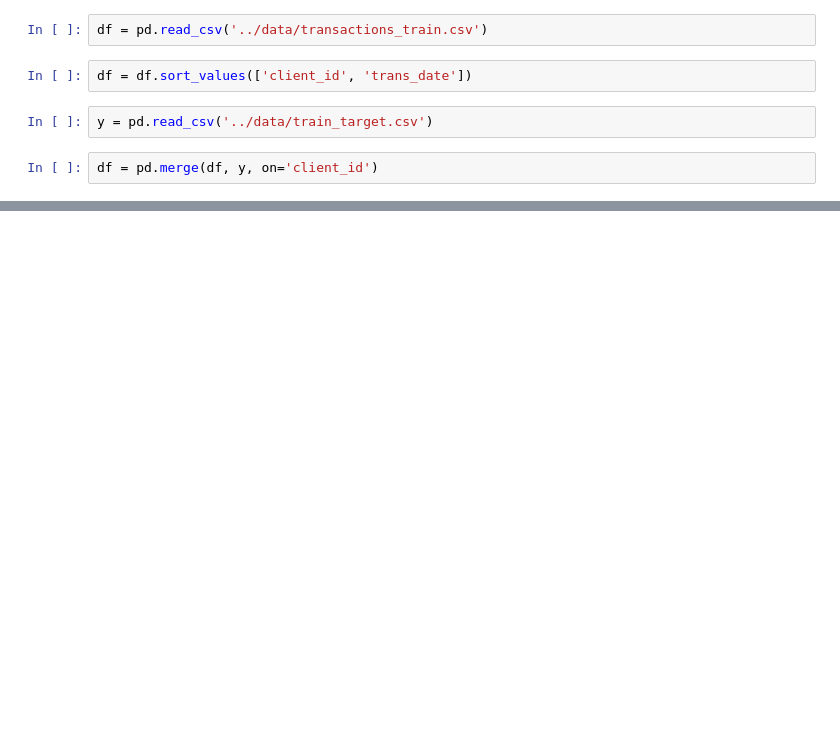
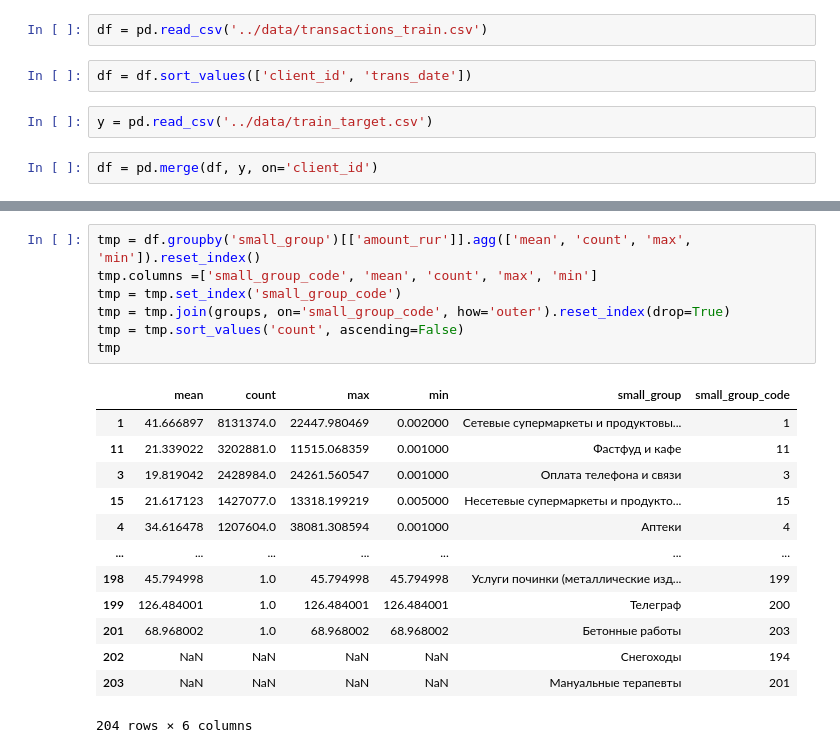
Before and after one commit to thxi/hse_embeddings, a Jupyter notebook: notebooks/EDA clusters.ipynb, the cells around one changed output, grey strips where cells are left out. Cells and saved outputs as stored; diff of their text form; blank space fills up the shorter version.

```diff
--- a/notebooks/EDA clusters.ipynb
+++ b/notebooks/EDA clusters.ipynb
@@ -34,0 +66,21 @@ df.head()
+# %%
+tmp = df.groupby('small_group')[['amount_rur']].agg(['mean', 'count', 'max', 'min']).reset_index()
+tmp.columns =['small_group_code', 'mean', 'count', 'max', 'min']
+tmp = tmp.set_index('small_group_code')
+tmp = tmp.join(groups, on='small_group_code', how='outer').reset_index(drop=True)
+tmp = tmp.sort_values('count', ascending=False)
+tmp
+# %% [output]
+|  | mean | count | max | min | small_group | small_group_code |
+| 1 | 41.666897 | 8131374.0 | 22447.980469 | 0.002000 | Сетевые супермаркеты и продуктовы... | 1 |
+| 11 | 21.339022 | 3202881.0 | 11515.068359 | 0.001000 | Фастфуд и кафе | 11 |
+| 3 | 19.819042 | 2428984.0 | 24261.560547 | 0.001000 | Оплата телефона и связи | 3 |
+| 15 | 21.617123 | 1427077.0 | 13318.199219 | 0.005000 | Несетевые супермаркеты и продукто... | 15 |
+| 4 | 34.616478 | 1207604.0 | 38081.308594 | 0.001000 | Аптеки | 4 |
+| ... | ... | ... | ... | ... | ... | ... |
+| 198 | 45.794998 | 1.0 | 45.794998 | 45.794998 | Услуги починки (металлические изд... | 199 |
+| 199 | 126.484001 | 1.0 | 126.484001 | 126.484001 | Телеграф | 200 |
+| 201 | 68.968002 | 1.0 | 68.968002 | 68.968002 | Бетонные работы | 203 |
+| 202 | NaN | NaN | NaN | NaN | Снегоходы | 194 |
+| 203 | NaN | NaN | NaN | NaN | Мануальные терапевты | 201 |
+204 rows × 6 columns
```
Also changed, not shown: parts of 19 cells of this notebook.
